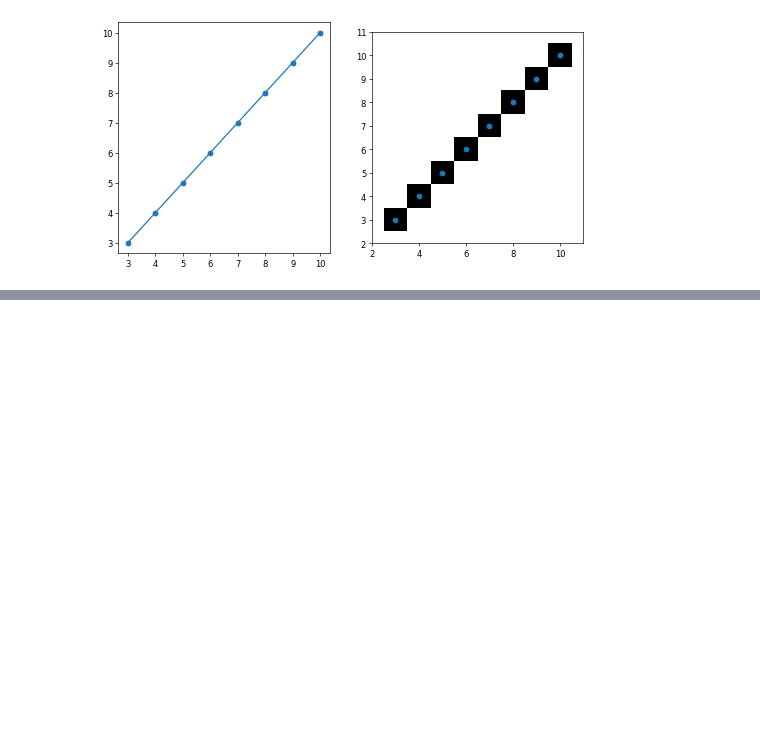
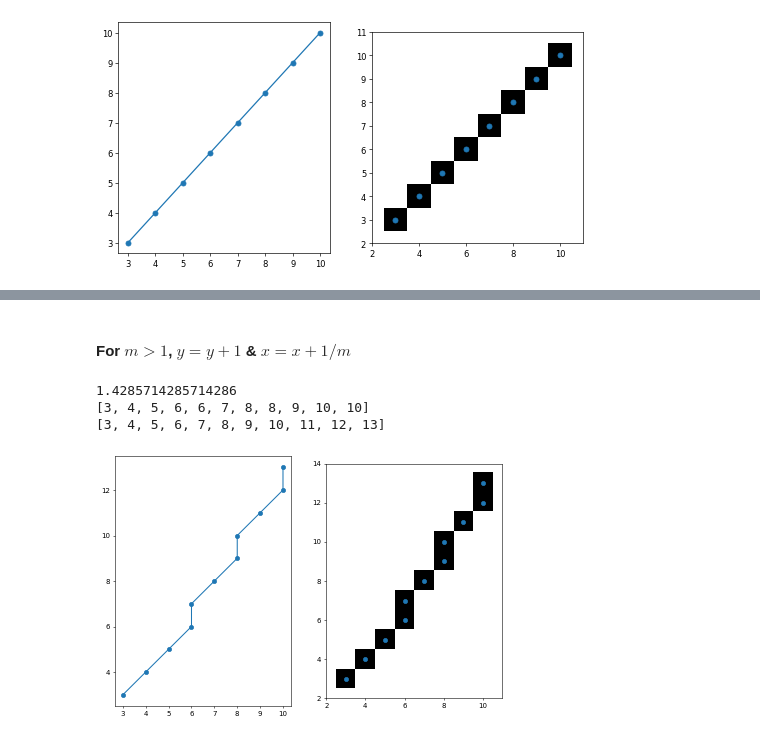
Before and after one commit to Shnku/pythoning_stuff, a Jupyter notebook: cg_algo/linedraw.ipynb, the cells around one changed output, grey strips where cells are left out. Cells and saved outputs as stored; diff of their text form; code cells hidden in the pictures; blank space fills up the shorter version.

```diff
--- a/cg_algo/linedraw.ipynb
+++ b/cg_algo/linedraw.ipynb
@@ -101,0 +226,10 @@ draw(x, y, size=60)
+# %% [markdown]
+#### For $m>1$, $y=y+1$ & $x=x+1/m$
+# %%
+x, y = midpoint(3, 3, 10, 13)
+draw(x, y, size=50)
+# %% [output]
+1.4285714285714286
+[3, 4, 5, 6, 6, 7, 8, 8, 9, 10, 10]
+[3, 4, 5, 6, 7, 8, 9, 10, 11, 12, 13]
+[figure, added]
```
Also changed, not shown: parts of 12 cells of this notebook.
